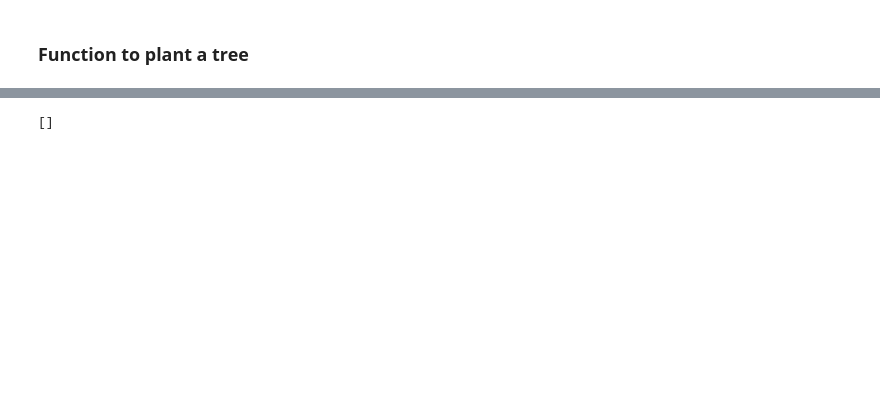
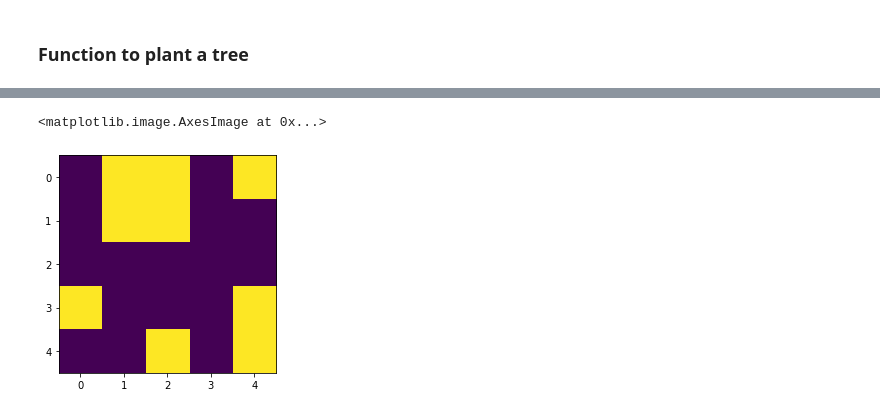
Before and after one commit to shw3ta/wildfires, a Jupyter notebook: Wer_forest.ipynb, the cells around one changed output, grey strips where cells are left out. Cells and saved outputs as stored; diff of their text form; code cells hidden in the pictures; blank space fills up the shorter version.

```diff
--- a/Wer_forest.ipynb
+++ b/Wer_forest.ipynb
@@ -226,5 +211,8 @@ forest = init_forest(5)
 # %%
 grid_collector = []
-#grid_collector.append(forest)
+grid_collector.append(forest)
+
+plt.imshow(grid_collector[0])
 # %% [output]
-[]
+<matplotlib.image.AxesImage at 0x...>
+[figure, added]
```
Also changed, not shown: parts of 15 cells of this notebook.
